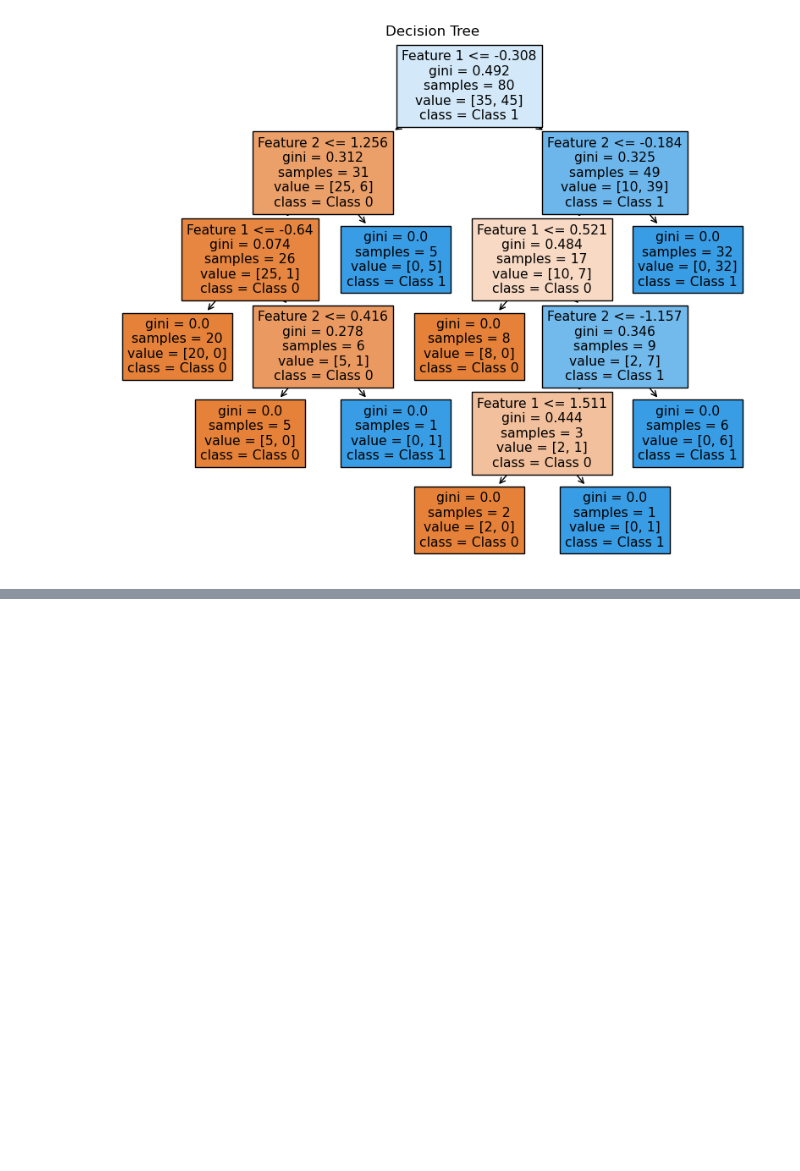
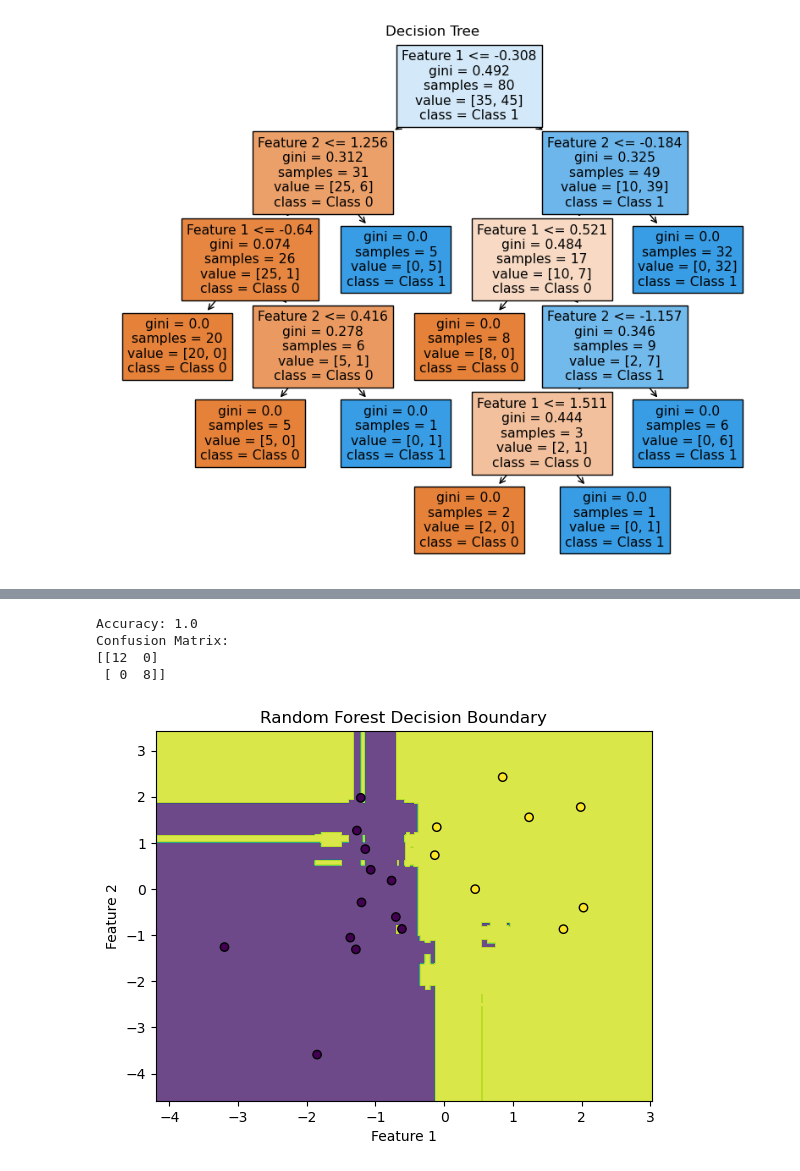
Before and after one commit to bcorji/bliss, a Jupyter notebook: AI Models.ipynb, the cells around one changed output, grey strips where cells are left out. Saved outputs shown, nothing was run; the diff lists cells and outputs as text; code cells hidden in the pictures; blank space fills up the shorter version.

```diff
--- a/AI Models.ipynb
+++ b/AI Models.ipynb
@@ -192,0 +229,51 @@ Confusion Matrix:
+# %%
+import numpy as np
+from sklearn.model_selection import train_test_split
+from sklearn.ensemble import RandomForestClassifier
+from sklearn.metrics import accuracy_score, confusion_matrix
+import matplotlib.pyplot as plt
+from sklearn.datasets import make_classification
+
+# Generate some sample data
+X, y = make_classification(n_samples=100, n_features=2, n_informative=2, n_redundant=0, random_state=0)
+
+# Split the data into training and testing sets
+X_train, X_test, y_train, y_test = train_test_split(X, y, test_size=0.2, random_state=42)
+
+# Create a random forest classifier
+model = RandomForestClassifier(n_estimators=100, random_state=42)
+
+# Train the model
+model.fit(X_train, y_train)
+
+# Make predictions
+y_pred = model.predict(X_test)
+
+# Evaluate the model
+accuracy = accuracy_score(y_test, y_pred)
+conf_matrix = confusion_matrix(y_test, y_pred)
+print(f"Accuracy: {accuracy}")
+print(f"Confusion Matrix:\n{conf_matrix}")
+
+# Plot the decision boundary
+def plot_decision_boundary(model, X, y):
+    x_min, x_max = X[:, 0].min() - 1, X[:, 0].max() + 1
+    y_min, y_max = X[:, 1].min() - 1, X[:, 1].max() + 1
+    xx, yy = np.meshgrid(np.arange(x_min, x_max, 0.01),
+                         np.arange(y_min, y_max, 0.01))
+    Z = model.predict(np.c_[xx.ravel(), yy.ravel()])
+    Z = Z.reshape(xx.shape)
+    plt.contourf(xx, yy, Z, alpha=0.8)
+    plt.scatter(X[:, 0], X[:, 1], c=y, edgecolors='k', marker='o')
+    plt.xlabel('Feature 1')
+    plt.ylabel('Feature 2')
+    plt.title('Random Forest Decision Boundary')
+    plt.show()
+
+plot_decision_boundary(model, X_test, y_test)
+# %% [output]
+Accuracy: 1.0
+Confusion Matrix:
+[[12  0]
+ [ 0  8]]
+[figure, added]
```
Also changed, not shown: parts of 1 cell of this notebook.
